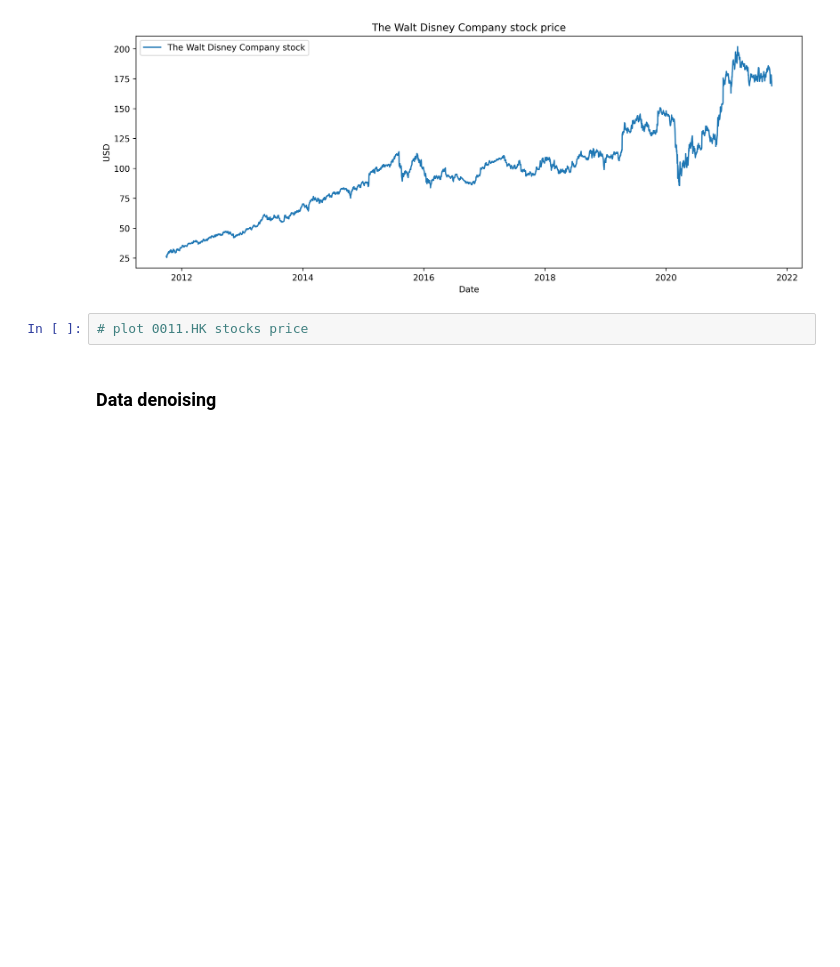
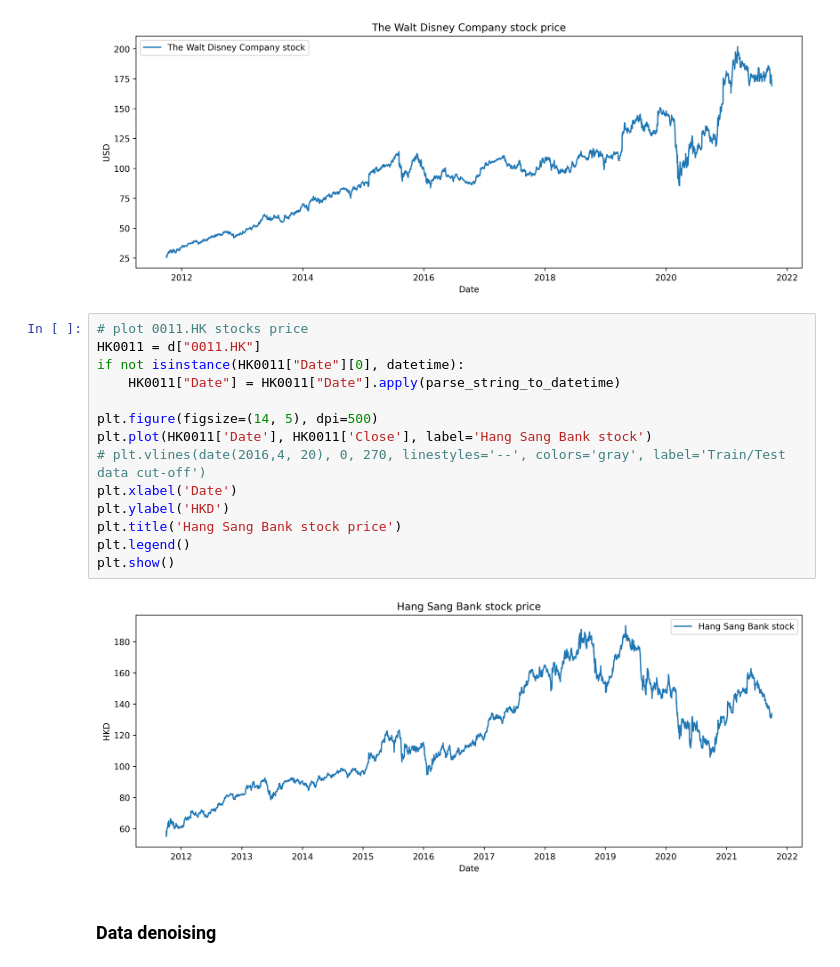
Before and after one commit to wilsonvolker/comparative-study-bgru-gan-model, a Jupyter notebook: 2. Data Processing.ipynb, the cells around one changed output. Saved outputs shown, nothing was run; the diff lists cells and outputs as text; blank space fills up the shorter version.

Commit message:
add line chart for 0011.HK inputted data

```diff
--- a/2. Data Processing.ipynb
+++ b/2. Data Processing.ipynb
@@ -77,7 +77,21 @@ plt.legend()
 plt.show()
 # %% [output]
 [figure]
-# %%
-# plot 0011.HK stocks price
+# %%
+# plot 0011.HK stocks price
+HK0011 = d["0011.HK"]
+if not isinstance(HK0011["Date"][0], datetime):
+    HK0011["Date"] = HK0011["Date"].apply(parse_string_to_datetime)
+
+plt.figure(figsize=(14, 5), dpi=500)
+plt.plot(HK0011['Date'], HK0011['Close'], label='Hang Sang Bank stock')
+# plt.vlines(date(2016,4, 20), 0, 270, linestyles='--', colors='gray', label='Train/Test data cut-off')
+plt.xlabel('Date')
+plt.ylabel('HKD')
+plt.title('Hang Sang Bank stock price')
+plt.legend()
+plt.show()
+# %% [output]
+[figure, added]
 # %% [markdown]
 ### Data denoising
```
